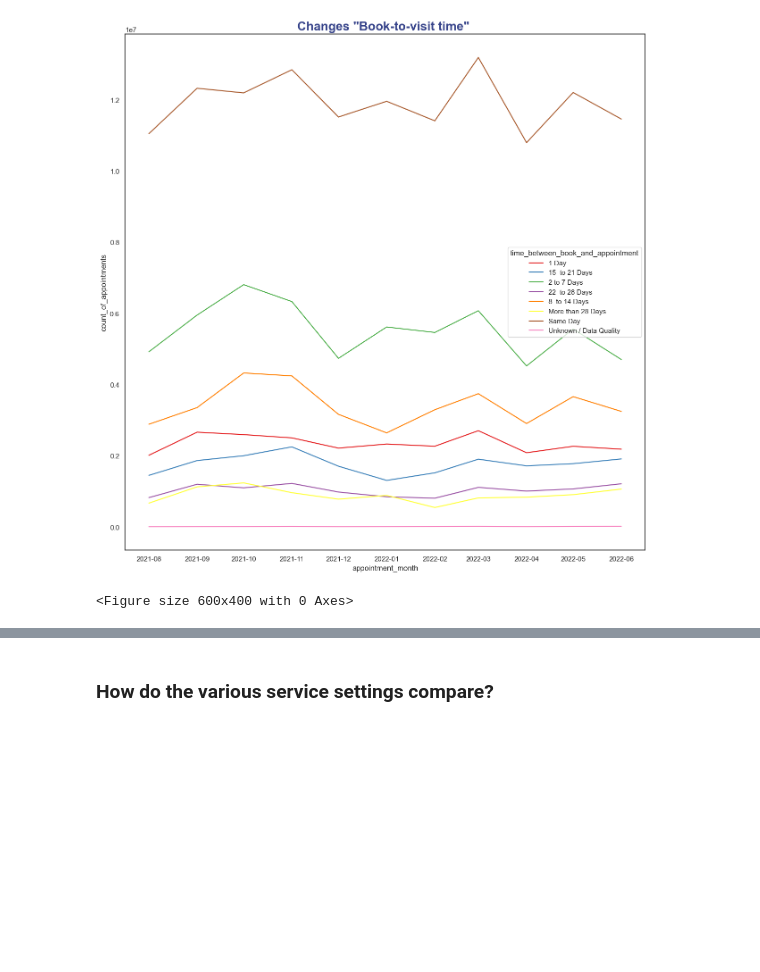
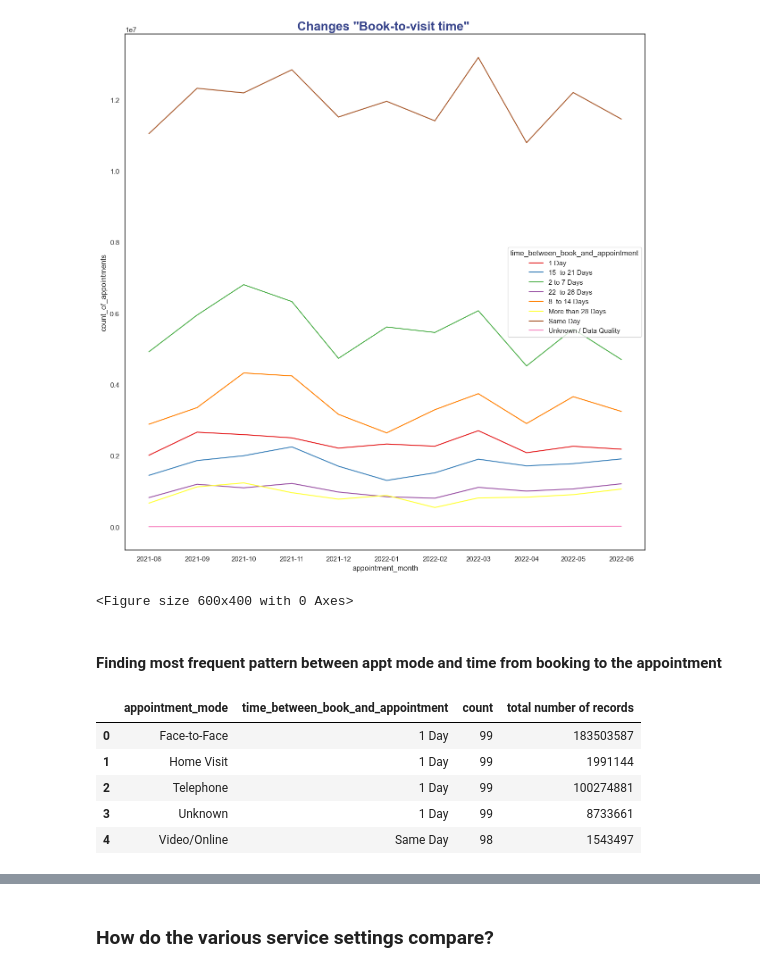
Before and after one commit to DimaBrikach/NHS_Assignment, a Jupyter notebook: Dzmitry_Brykach_DA201_Assignment.ipynb, the cells around one changed output, grey strips where cells are left out. Saved outputs shown, nothing was run; the diff lists cells and outputs as text; code cells hidden in the pictures; blank space fills up the shorter version.

Commit message:
added mode calculation for time to appointment

```diff
--- a/Dzmitry_Brykach_DA201_Assignment.ipynb
+++ b/Dzmitry_Brykach_DA201_Assignment.ipynb
@@ -839,3 +839,30 @@ plt.figure(figsize=(6, 4))
 <Figure size 600x400 with 0 Axes>
 [figure]
 <Figure size 600x400 with 0 Axes>
+# %% [markdown]
+#### Finding most frequent pattern between appt mode and time from booking to the appointment
+# %%
+# Группируем по appointment_mode и считаем количество строк для каждой time_between
+mode_stats = (
+    appts_regional_agg.groupby(['appointment_mode', 'time_between_book_and_appointment'])
+      .size()
+      .reset_index(name='count')
+)
+# Находим общее количество записей для каждого appointment_mode
+total_counts = (
+    mode_stats.groupby('appointment_mode')['count']
+              .sum()
+              .reset_index(name='total_appt_mode_records')
+)
+idx = mode_stats.groupby('appointment_mode')['count'].idxmax()
+mode_max = mode_stats.loc[idx].reset_index(drop=True)
+#result = pd.merge(mode_max, total_counts, on='appointment_mode')
+mode_max['total number of records'] = appts_regional_agg.groupby('appointment_mode')['count_of_appointments'].sum().reindex(mode_max['appointment_mode']).values
+mode_max
+# %% [output]
+|  | appointment_mode | time_between_book_and_appointment | count | total number of records |
+| 0 | Face-to-Face | 1 Day | 99 | 183503587 |
+| 1 | Home Visit | 1 Day | 99 | 1991144 |
+| 2 | Telephone | 1 Day | 99 | 100274881 |
+| 3 | Unknown | 1 Day | 99 | 8733661 |
+| 4 | Video/Online | Same Day | 98 | 1543497 |
```
Also changed, not shown: parts of 1 cell of this notebook.
